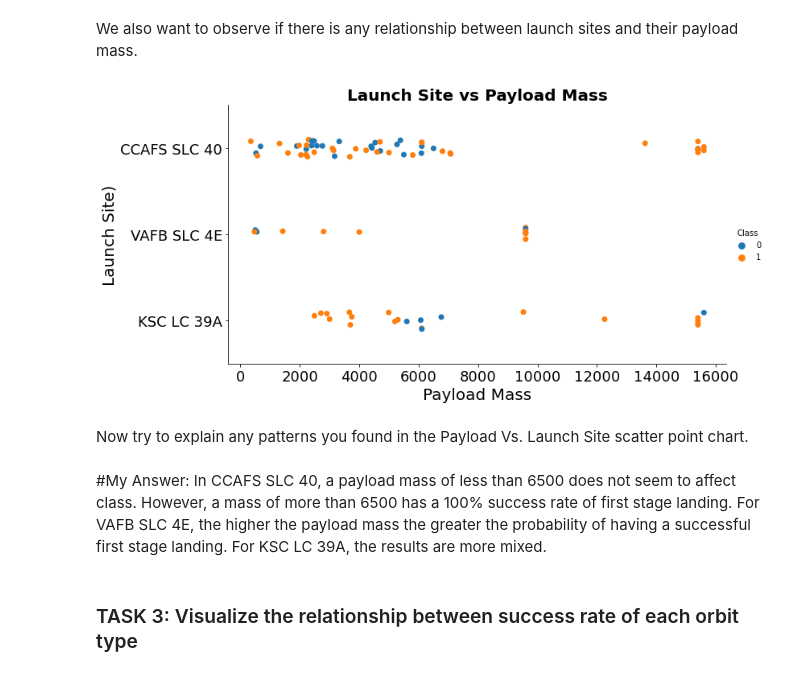
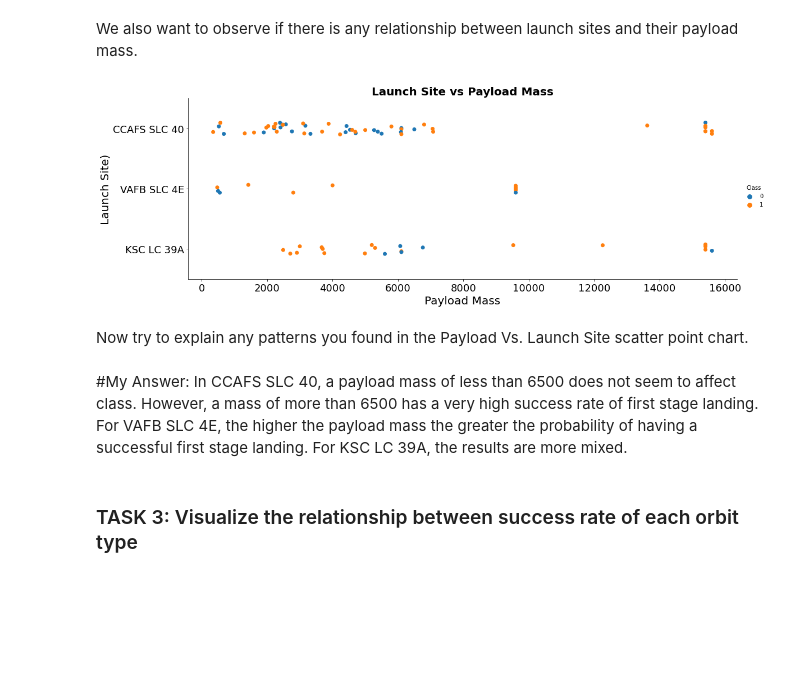
Before and after one commit to spnamingit/IBM-Data-Science-Capstone-, a Jupyter notebook: jupyter-labs-eda-dataviz (2).ipynb, the cells around one changed output. Cells and saved outputs as stored; diff of their text form; code cells hidden in the pictures; blank space fills up the shorter version.

```diff
--- a/jupyter-labs-eda-dataviz (2).ipynb
+++ b/jupyter-labs-eda-dataviz (2).ipynb
@@ -103,22 +103,22 @@ Now try to explain the patterns you found in the Flight Number vs. Launch Site s
 We also want to observe if there is any relationship between launch sites and their payload mass.
 # %%
 # Plot a scatter point chart with x axis to be Pay Load Mass (kg) and y axis to be the launch site, and hue to be the class value
-sns.catplot(y="LaunchSite", x="PayloadMass", hue="Class", data=df, aspect = 2, s=7)
+sns.catplot(y="LaunchSite", x="PayloadMass", hue="Class", data=df, aspect = 3, s=7)
 plt.xlabel("Payload Mass",fontsize=20)
 plt.ylabel("Launch Site)",fontsize=20)
 plt.title("Launch Site vs Payload Mass",
           fontdict={'color' : 'black',
                     'weight': 'bold',
                     'size': 20})
 plt.xticks(fontsize=18 )
 plt.yticks(fontsize=18 )
 plt.show()
 # %% [output]
-[figure, old version]
+[figure, new version]
 # %% [markdown]
 Now try to explain any patterns you found in the Payload Vs. Launch Site scatter point chart.
 # %% [markdown]
-#My Answer: In CCAFS SLC 40, a payload mass of less than 6500 does not seem to affect class. However, a mass of more than 6500 has a 100% success rate of first stage landing. For VAFB SLC 4E, the higher the payload mass the greater the probability of having a successful  first stage landing. For KSC LC 39A, the results are more mixed.
+#My Answer: In CCAFS SLC 40, a payload mass of less than 6500 does not seem to affect class. However, a mass of more than 6500 has a very high success rate of first stage landing. For VAFB SLC 4E, the higher the payload mass the greater the probability of having a successful  first stage landing. For KSC LC 39A, the results are more mixed.
 # %% [markdown]
 ### TASK  3: Visualize the relationship between success rate of each orbit type
 # %% [markdown]
```
Also changed, not shown: parts of 2 cells of this notebook.
